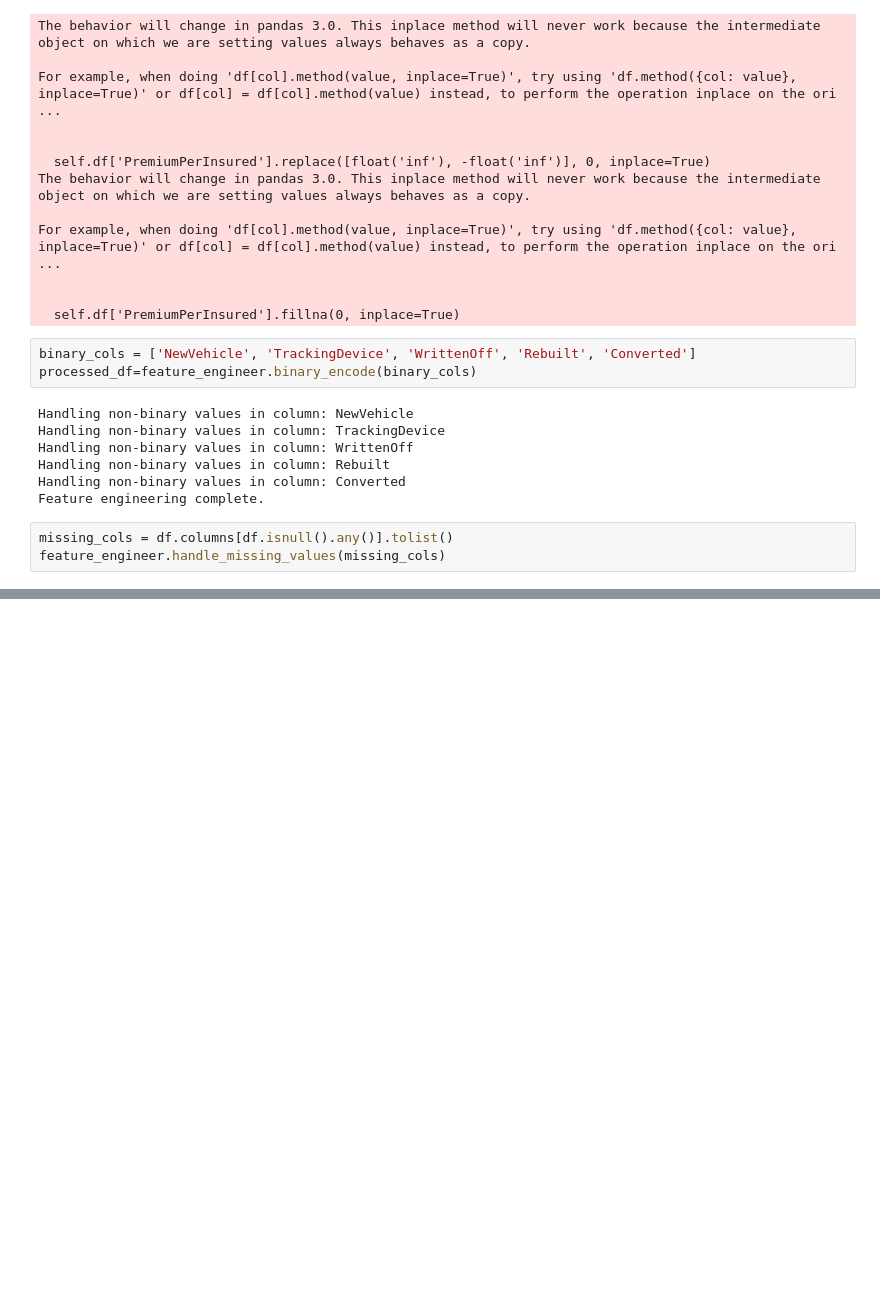
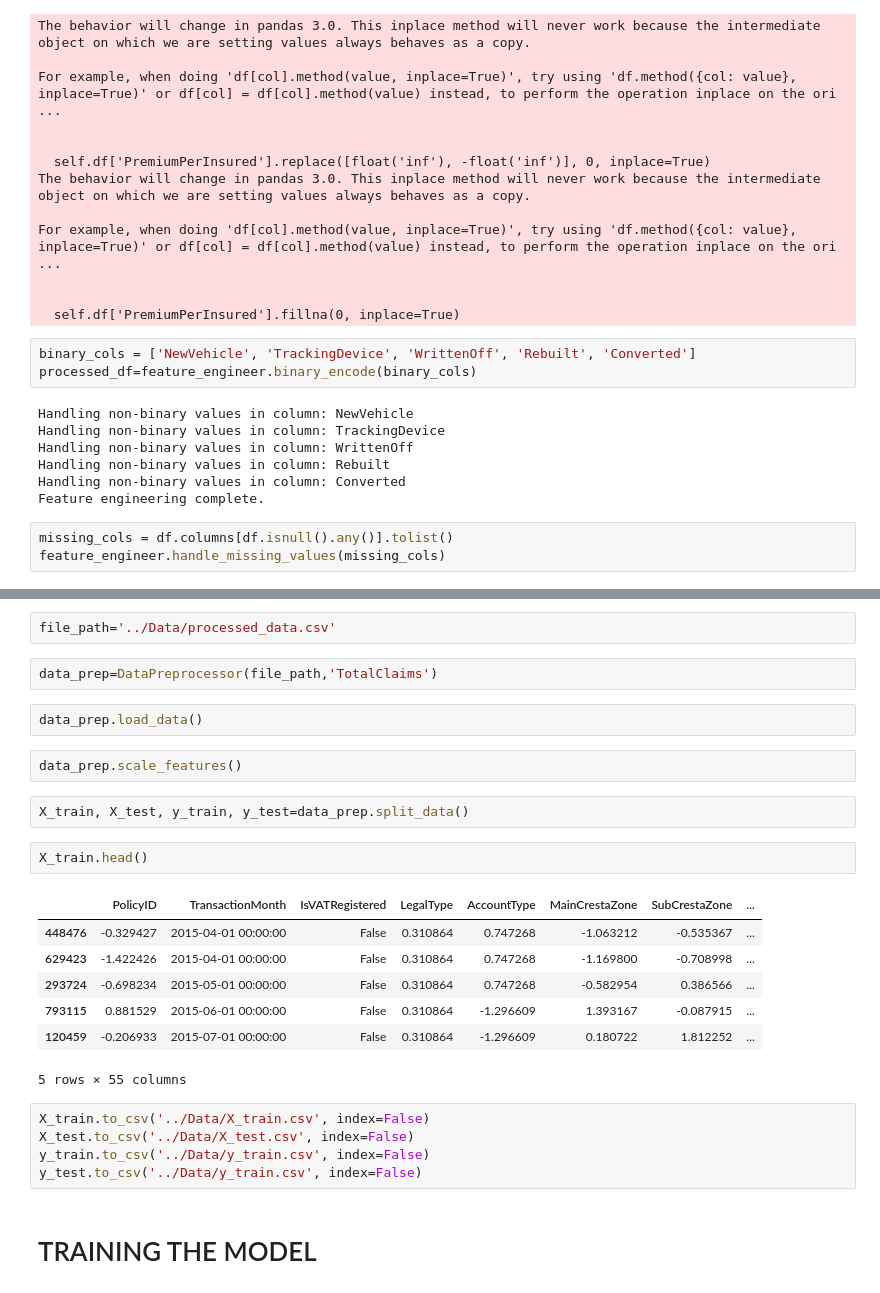
Before and after one commit to Daniel-1961/Alpha_care, a Jupyter notebook: notebook/model_training.ipynb, the cells around one changed output, grey strips where cells are left out. Cells and saved outputs as stored; diff of their text form; blank space fills up the shorter version.

Commit message:
training_model

```diff
--- a/notebook/model_training.ipynb
+++ b/notebook/model_training.ipynb
@@ -165,0 +146,27 @@ plt.show()
+# %%
+file_path='../Data/processed_data.csv'
+# %%
+data_prep=DataPreprocessor(file_path,'TotalClaims')
+# %%
+data_prep.load_data()
+# %%
+data_prep.scale_features()
+# %%
+X_train, X_test, y_train, y_test=data_prep.split_data()
+# %%
+X_train.head()
+# %% [output]
+|  | PolicyID | TransactionMonth | IsVATRegistered | LegalType | AccountType | MainCrestaZone | SubCrestaZone | ... |
+| 448476 | -0.329427 | 2015-04-01 00:00:00 | False | 0.310864 | 0.747268 | -1.063212 | -0.535367 | ... |
+| 629423 | -1.422426 | 2015-04-01 00:00:00 | False | 0.310864 | 0.747268 | -1.169800 | -0.708998 | ... |
+| 293724 | -0.698234 | 2015-05-01 00:00:00 | False | 0.310864 | 0.747268 | -0.582954 | 0.386566 | ... |
+| 793115 | 0.881529 | 2015-06-01 00:00:00 | False | 0.310864 | -1.296609 | 1.393167 | -0.087915 | ... |
+| 120459 | -0.206933 | 2015-07-01 00:00:00 | False | 0.310864 | -1.296609 | 0.180722 | 1.812252 | ... |
+5 rows × 55 columns
+# %%
+X_train.to_csv('../Data/X_train.csv', index=False)
+X_test.to_csv('../Data/X_test.csv', index=False)
+y_train.to_csv('../Data/y_train.csv', index=False)
+y_test.to_csv('../Data/y_train.csv', index=False)
+# %% [markdown]
+# TRAINING THE MODEL
```
Also changed, not shown: parts of 11 cells of this notebook, 2 other files.
